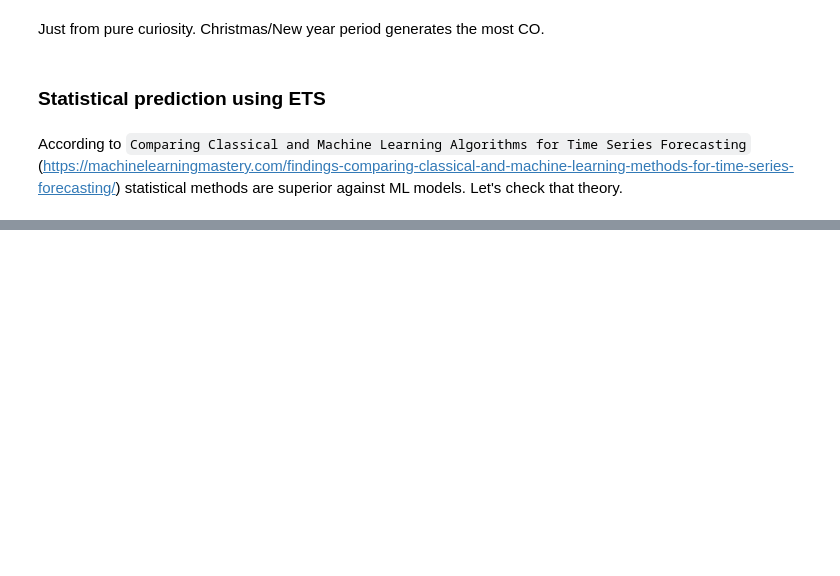
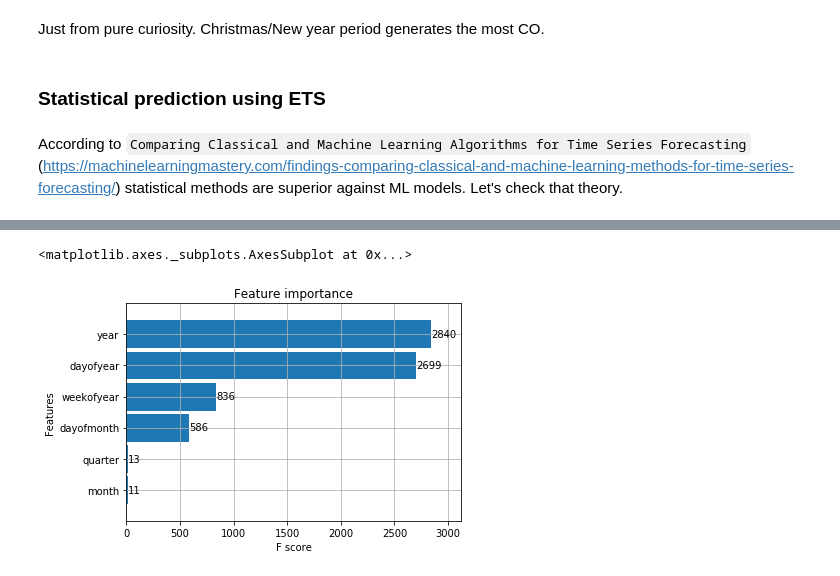
Before and after one commit to mwoss/timeseries-decision-trees, a Jupyter notebook: air_pollution_predictions.ipynb, the cells around one changed output, grey strips where cells are left out. Saved outputs shown, nothing was run; the diff lists cells and outputs as text; code cells hidden in the pictures; blank space fills up the shorter version.

Commit message:
Smaller time windows analysis

```diff
--- a/air_pollution_predictions.ipynb
+++ b/air_pollution_predictions.ipynb
@@ -512,0 +434,18 @@ co_train_yearly
+# %%
+split_date = '2013-01-01'
+cut_date = '2000-01-01'
+
+co_train_window = co_avg_daily.loc[co_avg_daily['Day'] <= split_date].copy()
+co_test_window = co_avg_daily.loc[co_avg_daily['Day'] > split_date].copy()
+
+
+co_train_window = co_avg_daily.loc[co_avg_daily['Day'] >= cut_date].copy()
+# %%
+X_train_w, y_train_w = create_features(co_train_window)
+X_test_w, y_test_w = create_features(co_test_window)
+# %%
+reg = xgb.XGBRegressor(n_estimators=1000)
+reg.fit(X_train_w, y_train_w,
+        eval_set=[(X_train_w, y_train_w), (X_test_w, y_test_w)],
+        early_stopping_rounds=50,
+        verbose=True)
@@ -512,0 +477,5 @@ co_train_yearly
+# %%
+plot_importance(reg, height=0.9)
+# %% [output]
+<matplotlib.axes._subplots.AxesSubplot at 0x...>
+[figure, added]
```
Also changed, not shown: parts of 24 cells of this notebook.
